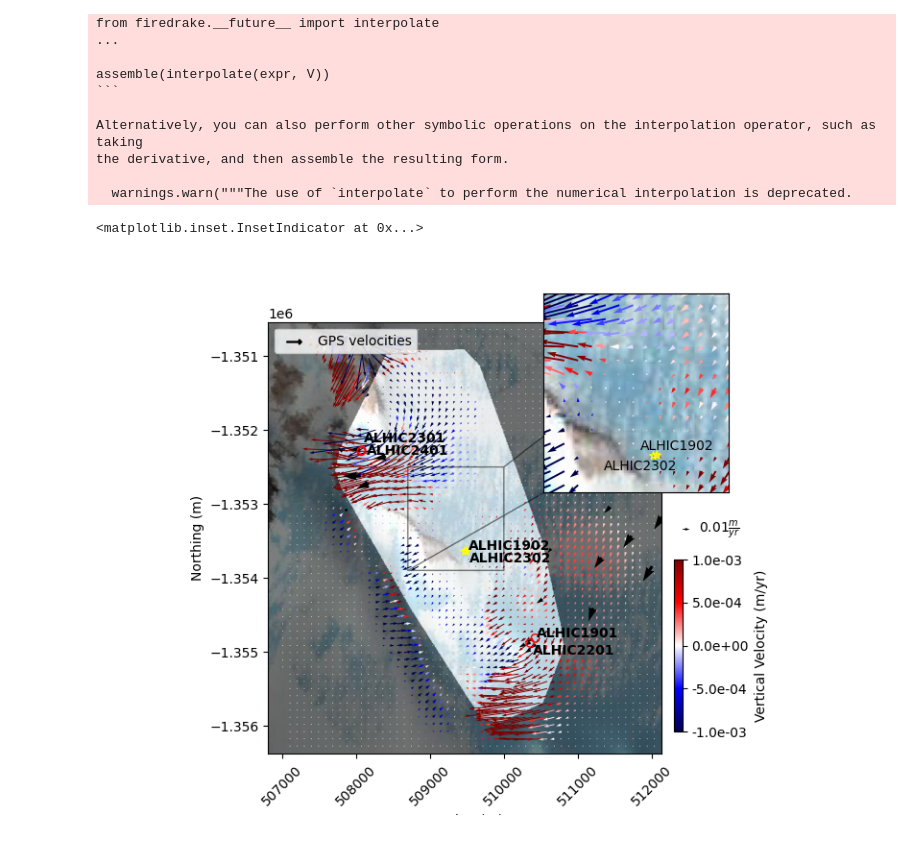
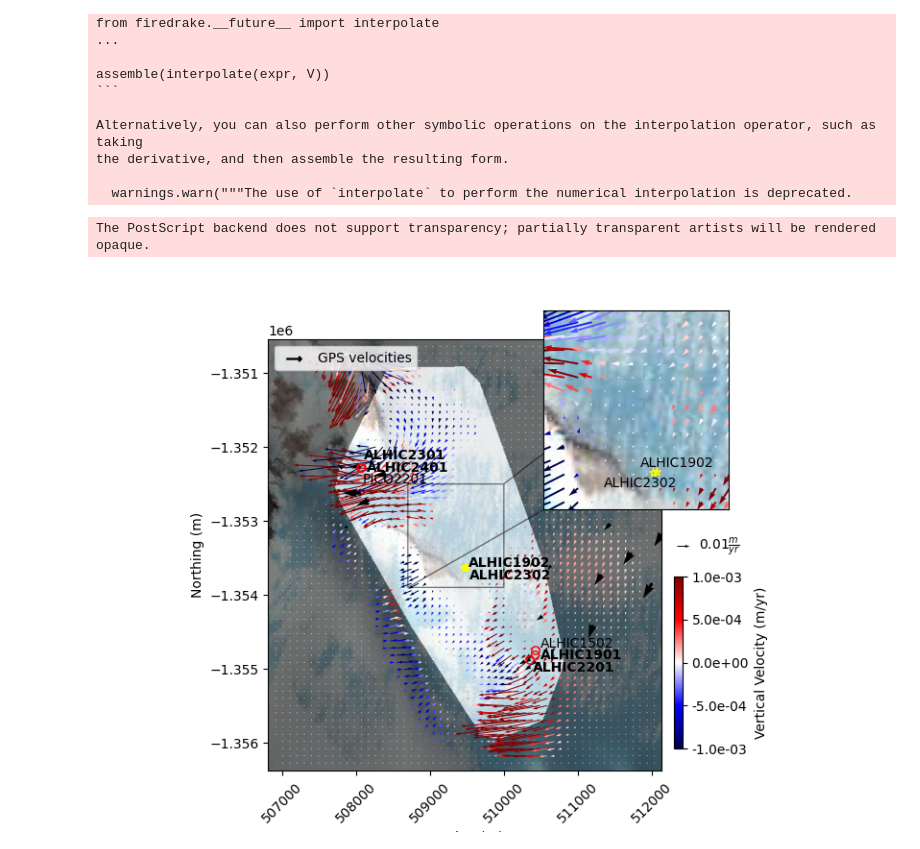
Before and after one commit to johnmorganmanos/AH_temp_paper, a Jupyter notebook: fig1.ipynb, the cells around one changed output. Drawn from its saved outputs; the diff is of its cells as text; code cells hidden in the pictures.

```diff
--- a/fig1.ipynb
+++ b/fig1.ipynb
@@ -385,7 +385,7 @@ chk.load(flow, name="fine_mesh_flow")
 # %%
 
 
-m_above_bed = 20
+m_above_bed = 10
 
 fig, axes = plt.subplots(figsize=[9 * 5/6,7 *5/6])
 
@@ -477,7 +477,7 @@ show(good_dem_filter,ax=axes,transform=src_good_dem.transform,cmap='gray', alpha
 ## Plotting and annotating boreholes ##
 
 axes.scatter(transformed_x[0],transformed_y[0], marker='o',ec='red', fc="None")
-axes.annotate(borehole_locations.iloc()[0]['Core'], (transformed_x[0]+20,transformed_y[0]+20), weight='bold')
+axes.annotate(borehole_locations.iloc()[0]['Core'], (transformed_x[0]+70,transformed_y[0]-50), weight='bold')
 
 axes.scatter(transformed_x[1],transformed_y[1], marker='*',ec='yellow', fc="None")
 axes.annotate(borehole_locations.iloc()[1]['Core'], (transformed_x[1]+20,transformed_y[1]+20), weight='bold')
@@ -497,41 +497,47 @@ axes.annotate(borehole_locations.iloc()[5]['Core'], (transformed_x[5]+60,transfo
 axes.scatter(transformed_x[6],transformed_y[6], marker='o',ec='red', fc="None")
 axes.annotate(borehole_locations.iloc()[6]['Core'], (transformed_x[6]+60,transformed_y[6]-50), weight='bold')
 
+axes.scatter(transformed_x[7],transformed_y[7], marker='o',ec='red', fc="None")
+axes.annotate(borehole_locations.iloc()[7]['Core'], (transformed_x[7]+60,transformed_y[7]+50))
+
+axes.scatter(transformed_x[8],transformed_y[8], marker='o',ec='red', fc="None")
+axes.annotate(borehole_locations.iloc()[8]['Core'], (transformed_x[8]+20,transformed_y[8]-200))
+
 axes.scatter([], [], marker=r'$\longrightarrow$', color="black", s=120, label="GPS velocities")
 axes.legend(loc='upper left')
 
 
 axes.set_xlabel('Easting (m)')
 axes.set_ylabel('Northing (m)')
 
 axes.xaxis.set_tick_params(rotation=45)
 
 
 # axes.set_title("Velocity "+str(m_above_bed)+' m Above Bed')
 axins = axes.inset_axes(
     [0.7, 0.6, 0.47, 0.47],
     xticks=[],
     yticks=[]
     )
 show(image_data,ax=axins,transform=src1.transform)
 Q = axins.quiver(vel_cross_coords[:,0], vel_cross_coords[:,1], vel_cross[:,0]*spy, vel_cross[:,1]*spy,
-                angles='xy', scale_units='xy', scale=5e-5,
+                angles='xy', scale_units='xy', scale=3e-5,
                 width = 0.01,
                 color=colors_model)
 
 axins.scatter(transformed_x[1],transformed_y[1], marker='*',ec='yellow', fc="None")
 axins.annotate(borehole_locations.iloc()[1]['Core'], (transformed_x[1]-120,transformed_y[1]+40))
 
 axins.scatter(transformed_x[5],transformed_y[5], marker='*',ec='yellow', fc="None")
 axins.annotate(borehole_locations.iloc()[5]['Core'], (transformed_x[5]-350,transformed_y[5]-100))
 
 axins.set_xlim([508700, 510000])
 axins.set_ylim([-1.3539e6, -1.3525e6])
 axes.indicate_inset_zoom(axins, edgecolor="black")
 
 
-#plt.savefig('Figures/Fig1_map.eps', dpi=600, bbox_inches='tight', format='eps')
-#plt.tight_layout()
+plt.savefig('Figures/fig1.eps', dpi=600, bbox_inches='tight', format='eps', transparent=True)
+plt.savefig('Figures/fig1.png', dpi=600, bbox_inches='tight', format='png', transparent=True)
 # %% [output]
-<matplotlib.inset.InsetIndicator at 0x...>
+The PostScript backend does not support transparency; partially transparent artists will be rendered opaque.
-[figure, old version]
+[figure, new version]
```
Also changed, not shown: 2 other files.
